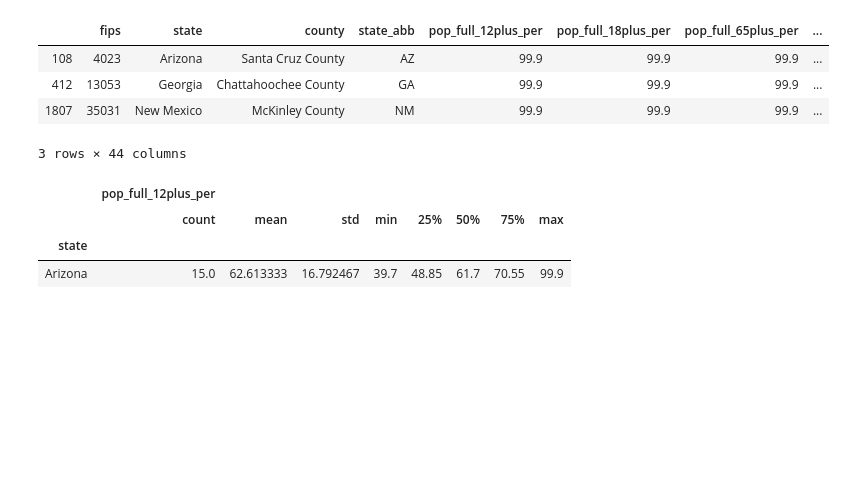
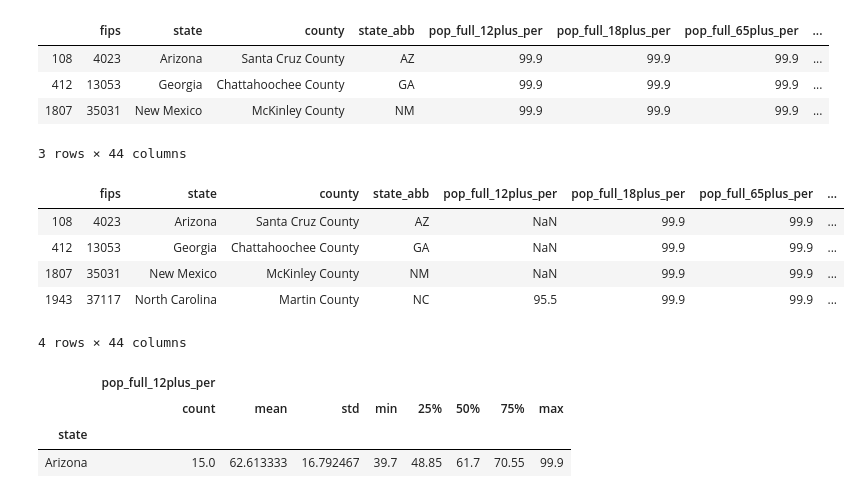
Before and after one commit to ralidimitrova/DS4A_team27, a Jupyter notebook: prediction_modelling/missing_data_imputation.ipynb, the cells around one changed output. Saved outputs shown, nothing was run; the diff lists cells and outputs as text; code cells hidden in the pictures; blank space fills up the shorter version.

```diff
--- a/prediction_modelling/missing_data_imputation.ipynb
+++ b/prediction_modelling/missing_data_imputation.ipynb
@@ -441,6 +442,15 @@ df[df['pop_full_12plus_per'] == 99.9]
 | 412 | 13053 | Georgia | Chattahoochee County | GA | 99.9 | 99.9 | 99.9 | ... |
 | 1807 | 35031 | New Mexico | McKinley County | NM | 99.9 | 99.9 | 99.9 | ... |
 3 rows × 44 columns
+# %%
+df[df['pop_full_18plus_per'] == 99.9]
+# %% [output]
+|  | fips | state | county | state_abb | pop_full_12plus_per | pop_full_18plus_per | pop_full_65plus_per | ... |
+| 108 | 4023 | Arizona | Santa Cruz County | AZ | NaN | 99.9 | 99.9 | ... |
+| 412 | 13053 | Georgia | Chattahoochee County | GA | NaN | 99.9 | 99.9 | ... |
+| 1807 | 35031 | New Mexico | McKinley County | NM | NaN | 99.9 | 99.9 | ... |
+| 1943 | 37117 | North Carolina | Martin County | NC | 95.5 | 99.9 | 99.9 | ... |
+4 rows × 44 columns
 # %%
 vacc_descr = df[['state','pop_full_12plus_per']].groupby('state').describe()
 vacc_descr[df[['state','pop_full_12plus_per']].groupby('state').describe().index == 'Arizona']
```
Also changed, not shown: parts of 8 cells of this notebook, 2 other files.
